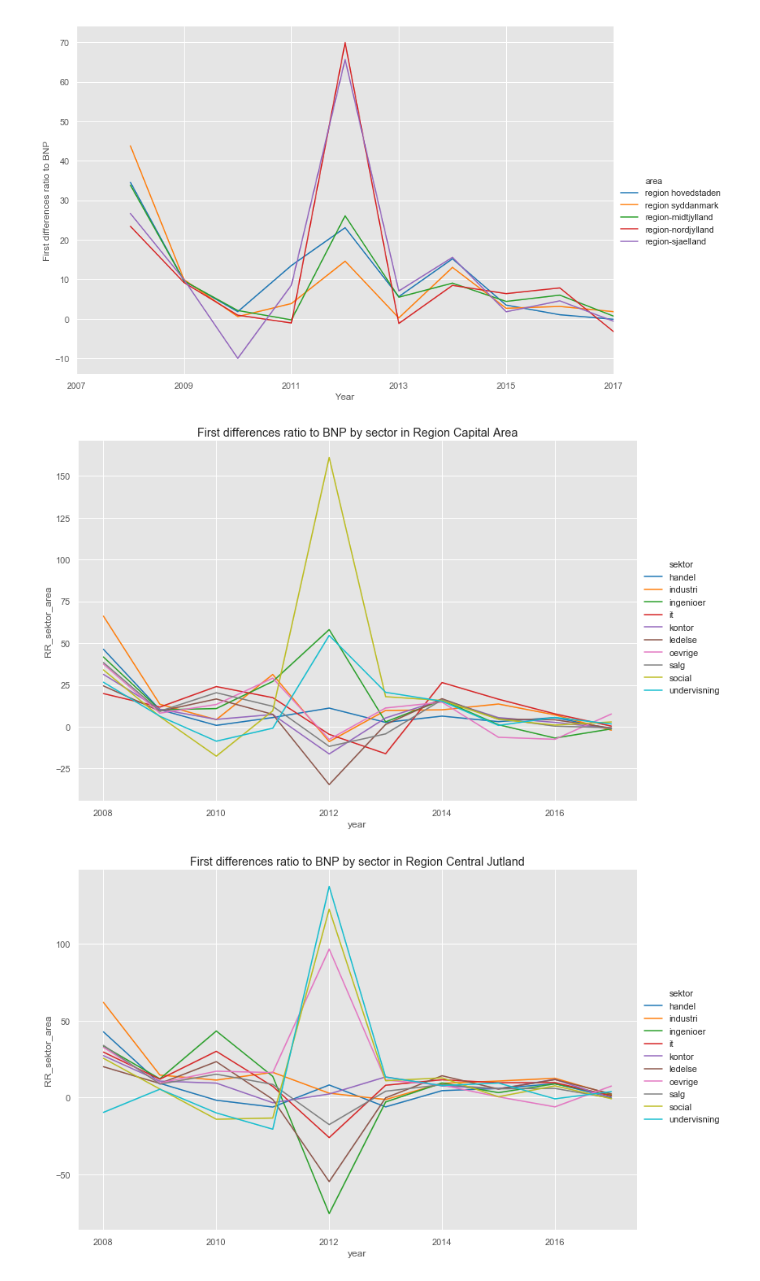
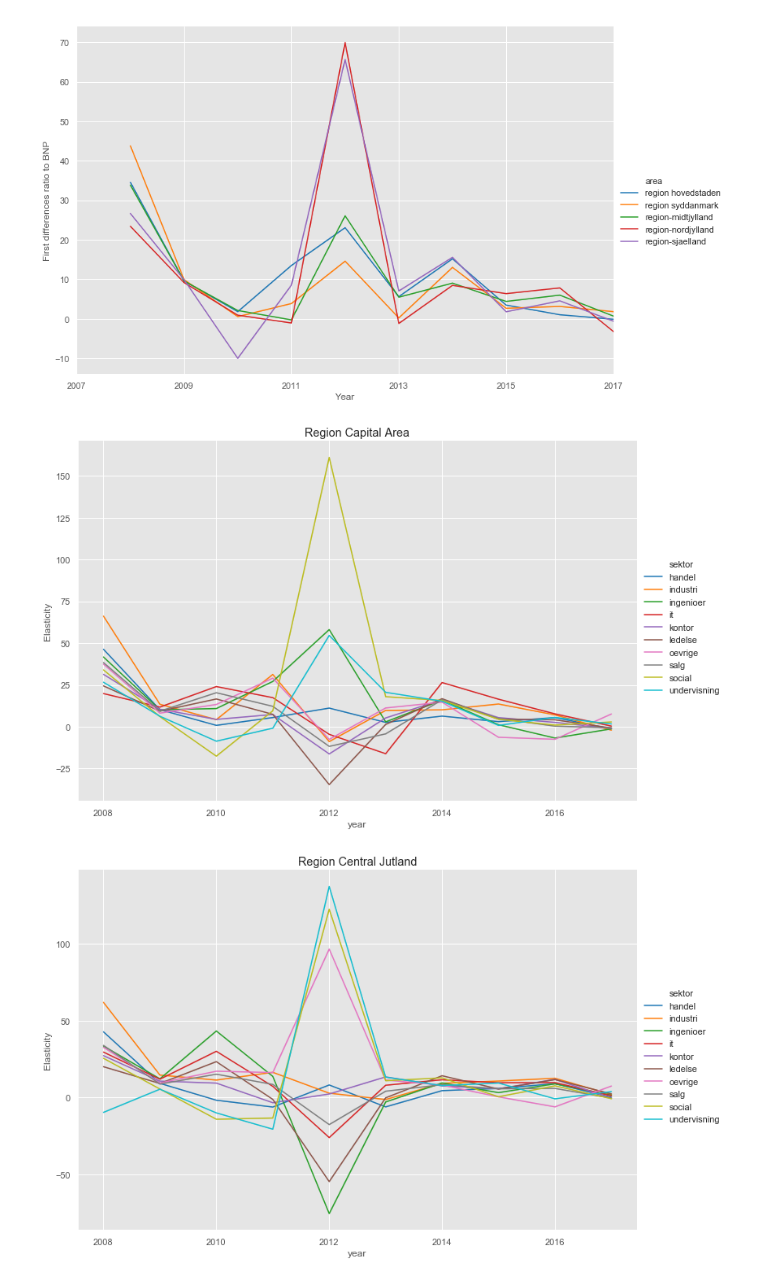
Before and after one commit to Naeim-S/GRP-33-TEST-1, a Jupyter notebook: EXAM/Analyse_August_ægte.ipynb, the cells around one changed output. Drawn from its saved outputs; the diff is of its cells as text; code cells hidden in the pictures.

```diff
--- a/EXAM/Analyse_August_ægte.ipynb
+++ b/EXAM/Analyse_August_ægte.ipynb
@@ -158,7 +158,8 @@ sns.relplot(x="year", y="RR_sektor_area",
         aspect=1.5,
         hue_order=sektor_order,
         data=merged.query('area == "region hovedstaden"').sort_values(by=["year", "ratio_sektor_area"], ascending=False))
-plt.title("First differences ratio to BNP by sector in Region Capital Area")
+plt.title("Region Capital Area")
+plt.ylabel("Elasticity")
 
 plt.savefig('3.1_RR_sector_area.png',bbox_inches='tight')
 
@@ -171,7 +172,8 @@ sns.relplot(x="year", y="RR_sektor_area",
         legend = "brief",
         hue_order=sektor_order,
         data=merged.query('area == "region-midtjylland" ').sort_values(by=["year", "ratio_sektor_area"], ascending=False))
-plt.title("First differences ratio to BNP by sector in Region Central Jutland")
+plt.title("Region Central Jutland")
+plt.ylabel("Elasticity")
 
 plt.savefig('3.2_RR_sector_area.png',bbox_inches='tight')
 
@@ -184,36 +186,39 @@ sns.relplot(x="year", y="RR_sektor_area",
         legend = "brief",
         hue_order=sektor_order,
         data=merged.query('area == "region syddanmark" ').sort_values(by=["year", "ratio_sektor_area"], ascending=False))
-plt.title("First differences ratio to BNP by sector in Region Southern Denmark")
+plt.title("Region Southern Denmark")
+plt.ylabel("Elasticity")
 
 plt.savefig('3.3_RR_sector_area.png',bbox_inches='tight')
 
 #REGION SJÆLLAND
 sns.relplot(x="year", y="RR_sektor_area",
         hue="sektor",
         kind="line",
         height=7,
         aspect=1.5,
         legend = "brief",
         hue_order=sektor_order,
         data=merged.query('area == "region-sjaelland" ').sort_values(by=["year", "ratio_sektor_area"], ascending=False))
-plt.title("First differeces ratio to BNP by sector in Region Zealand")
+plt.title("Region Zealand")
+plt.ylabel("Elasticity")
 
 plt.savefig('3.4_RR_sector_area.png',bbox_inches='tight')
 
 
 #NORDJYLLAND
 sns.relplot(x="year", y="RR_sektor_area",
         hue="sektor",
         kind="line",
         height=7,
         aspect=1.5,
         legend = "brief",
         hue_order=sektor_order,
         data=merged.query('area == "region-nordjylland" ').sort_values(by=["year", "ratio_sektor_area"], ascending=False))
-plt.title("First differences ratio to BNP by sector in Region Northern Jutland")
+plt.title("Region Northern Jutland")
+plt.ylabel("Elasticity")
 
 plt.savefig('3.5_RR_sector_area.png',bbox_inches='tight')
 # %% [output]
-[figure, old version]
+[figure, new version]
-[figure, old version]
+[figure, new version]
```
Also changed, not shown: parts of 2 cells of this notebook, 10 other files.
